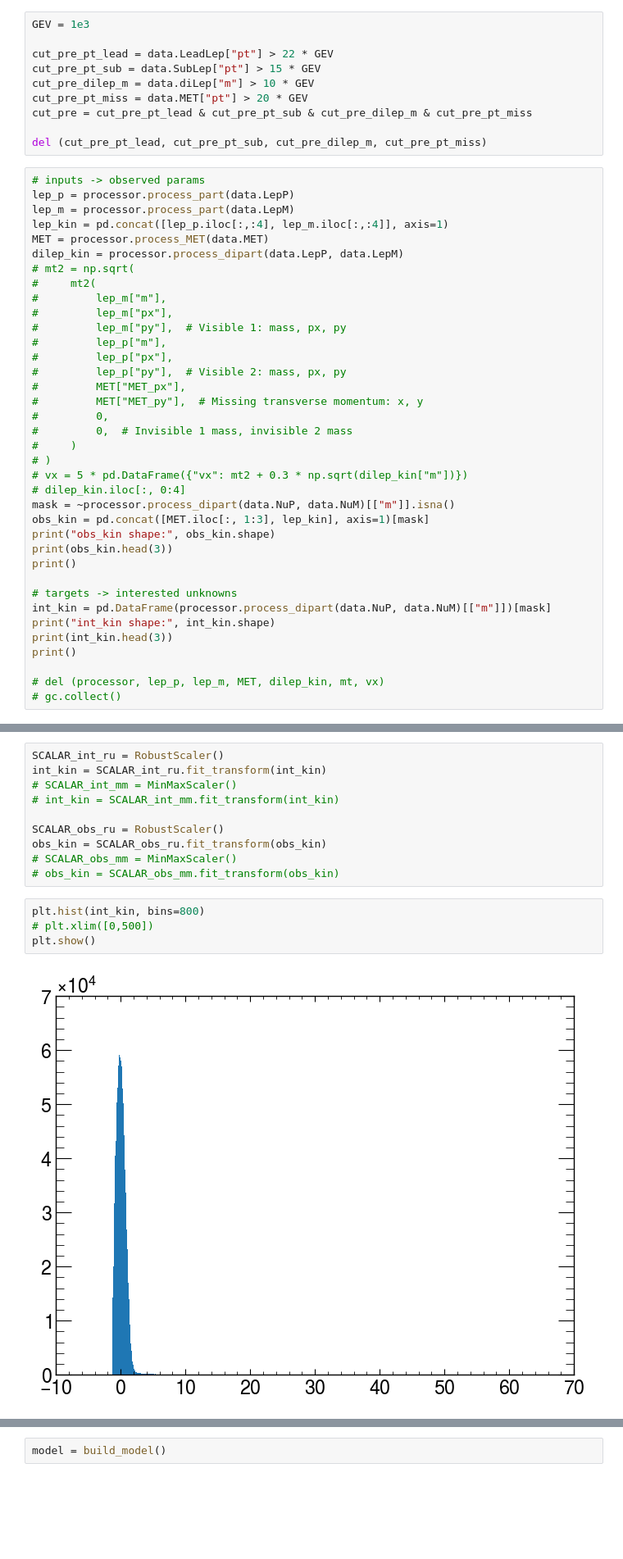
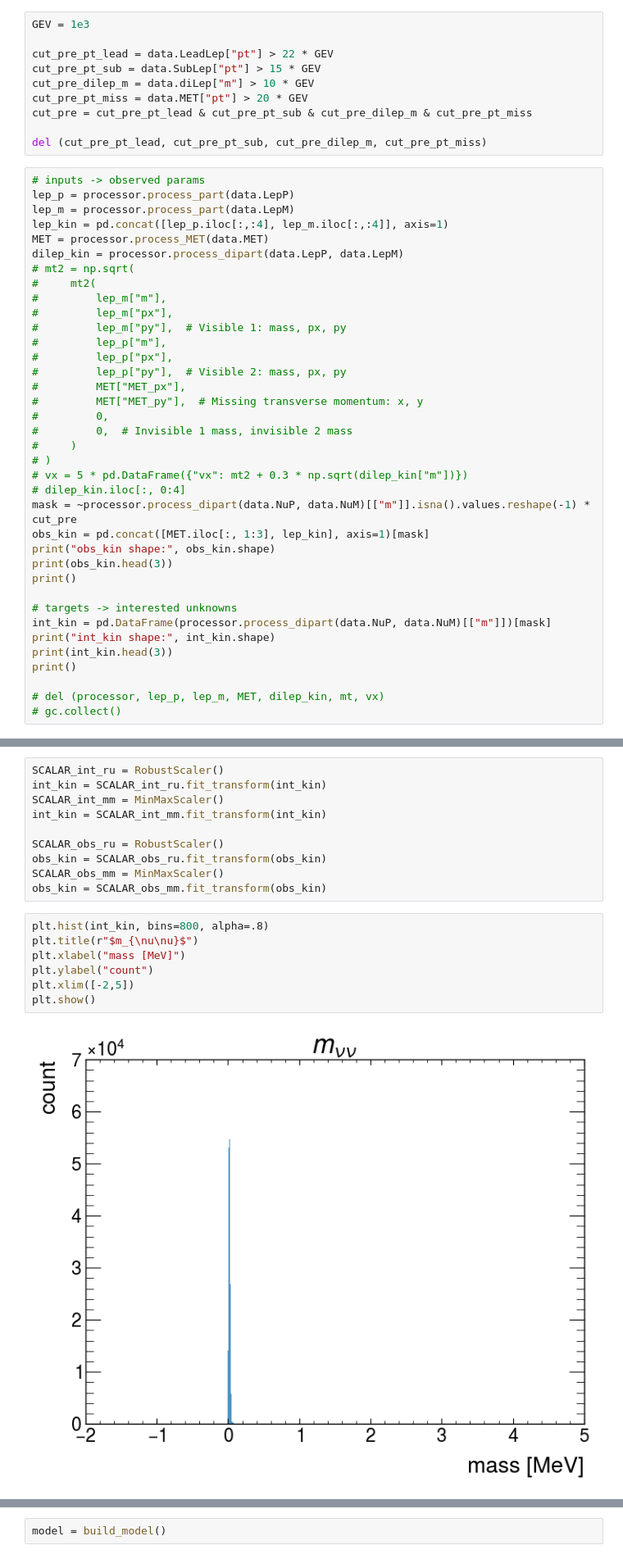
Before and after one commit to yygarypeng/QE-mls, a Jupyter notebook: DNN_modified_m.ipynb, the cells around one changed output, grey strips where cells are left out. Shown at 82% size. Cells and saved outputs as stored; diff of their text form; blank space fills up the shorter version.

```diff
--- a/DNN_modified_m.ipynb
+++ b/DNN_modified_m.ipynb
@@ -82,7 +82,7 @@ dilep_kin = processor.process_dipart(data.LepP, data.LepM)
 # )
 # vx = 5 * pd.DataFrame({"vx": mt2 + 0.3 * np.sqrt(dilep_kin["m"])})
 # dilep_kin.iloc[:, 0:4]
-mask = ~processor.process_dipart(data.NuP, data.NuM)[["m"]].isna()
+mask = ~processor.process_dipart(data.NuP, data.NuM)[["m"]].isna().values.reshape(-1) * cut_pre
 obs_kin = pd.concat([MET.iloc[:, 1:3], lep_kin], axis=1)[mask]
 print("obs_kin shape:", obs_kin.shape)
 print(obs_kin.head(3))
@@ -118,19 +135,22 @@ plt.show()
 # %%
 SCALAR_int_ru = RobustScaler()
 int_kin = SCALAR_int_ru.fit_transform(int_kin)
-# SCALAR_int_mm = MinMaxScaler()
-# int_kin = SCALAR_int_mm.fit_transform(int_kin)
+SCALAR_int_mm = MinMaxScaler()
+int_kin = SCALAR_int_mm.fit_transform(int_kin)
 
 SCALAR_obs_ru = RobustScaler()
 obs_kin = SCALAR_obs_ru.fit_transform(obs_kin)
-# SCALAR_obs_mm = MinMaxScaler()
-# obs_kin = SCALAR_obs_mm.fit_transform(obs_kin)
+SCALAR_obs_mm = MinMaxScaler()
+obs_kin = SCALAR_obs_mm.fit_transform(obs_kin)
 # %%
-plt.hist(int_kin, bins=800)
-# plt.xlim([0,500])
+plt.hist(int_kin, bins=800, alpha=.8)
+plt.title(r"$m_{\nu\nu}$")
+plt.xlabel("mass [MeV]")
+plt.ylabel("count")
+plt.xlim([-2,5])
 plt.show()
 # %% [output]
-[figure, old version]
+[figure, new version]
 # %%
 indices_arr = np.arange(int_kin.shape[0], dtype="int")
 train_indices, temp_indices = train_test_split(
```
Also changed, not shown: parts of 7 cells of this notebook, 3 other files.
